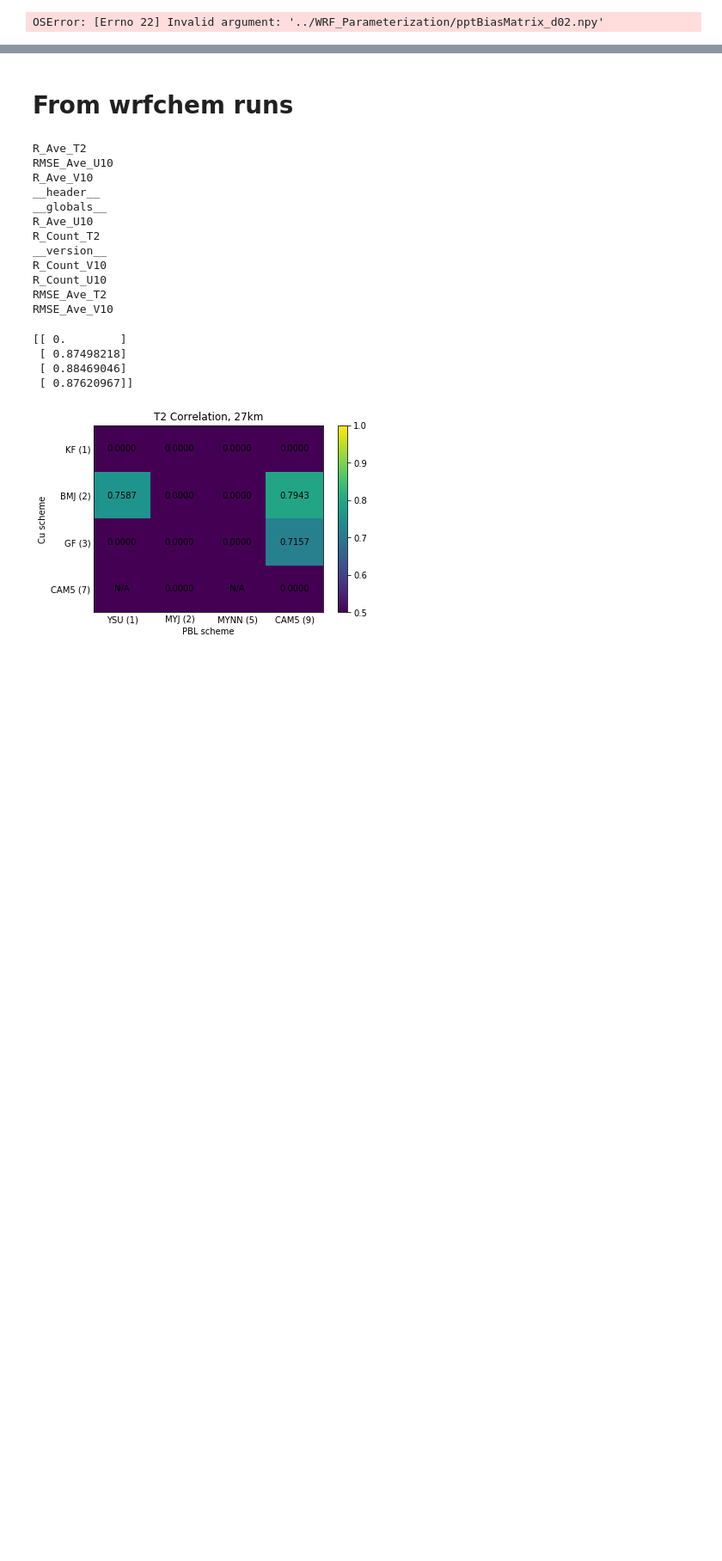
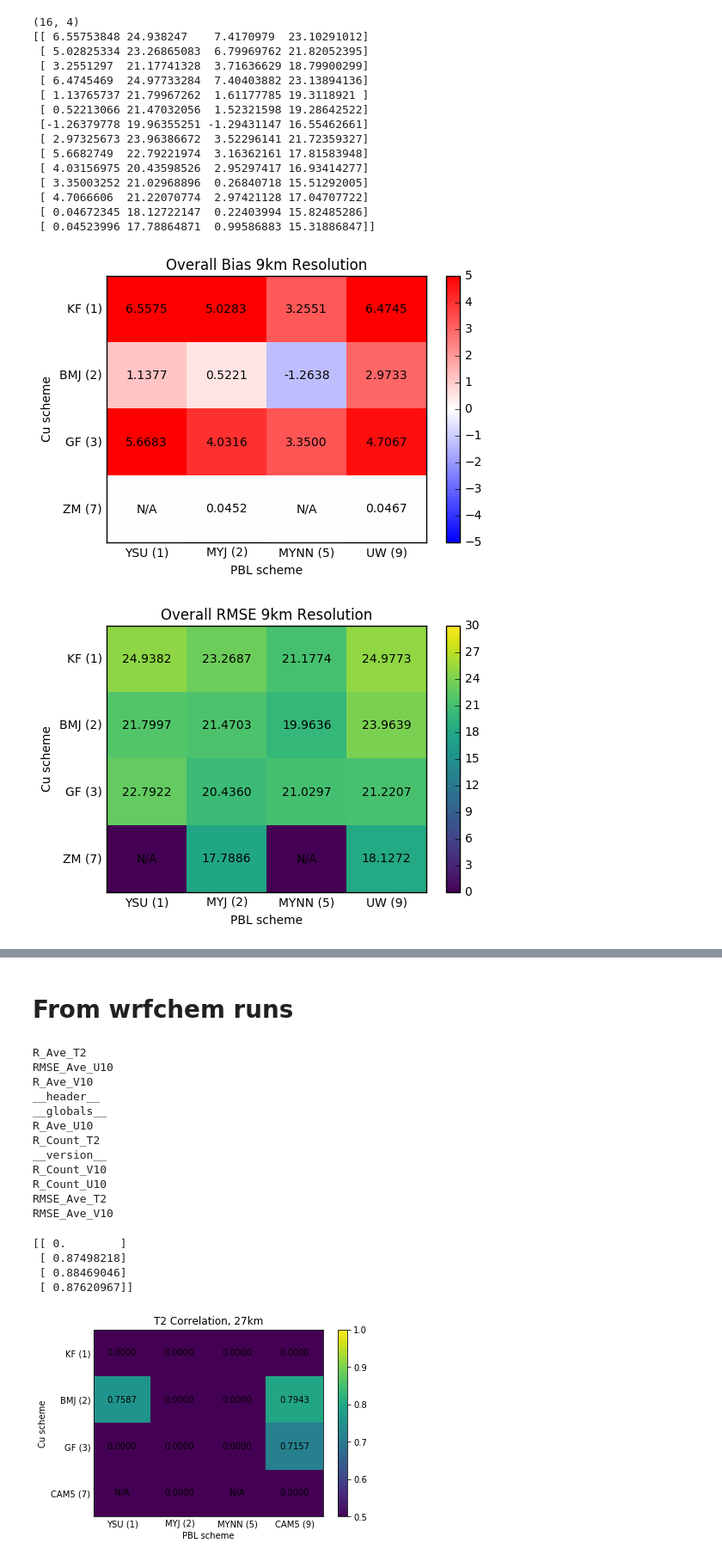
Before and after one commit to nickyeolk/thesisScripts, a Jupyter notebook: biasComparisonWithUVT.ipynb, the cells around one changed output, grey strips where cells are left out. Shown: that part at 86% size. Cells and saved outputs as stored; diff of their text form; code cells hidden in the pictures; blank space fills up the shorter version.

Commit message:
Updated parameterization names to reflect ZM and UW instead of CAM5, removed duplicated script
the script biasComparison is duplicated.

```diff
--- a/biasComparisonWithUVT.ipynb
+++ b/biasComparisonWithUVT.ipynb
@@ -213,11 +213,11 @@ def compareMatrix(allArray):
     ax.tick_params(axis=u'both', which=u'both',length=0)
     ax.xaxis.set_major_formatter(ticker.NullFormatter())
     ax.xaxis.set_minor_locator(ticker.FixedLocator(mx))
-    ax.xaxis.set_minor_formatter(ticker.FixedFormatter(['YSU (1)','MYJ (2)','MYNN (5)','CAM5 (9)']))
+    ax.xaxis.set_minor_formatter(ticker.FixedFormatter(['YSU (1)','MYJ (2)','MYNN (5)','UW (9)']))
     plt.xlabel('PBL scheme')
     ax.yaxis.set_major_formatter(ticker.NullFormatter())
     ax.yaxis.set_minor_locator(ticker.FixedLocator(my))
-    ax.yaxis.set_minor_formatter(ticker.FixedFormatter(['KF (1)','BMJ (2)','GF (3)','CAM5 (7)']))
+    ax.yaxis.set_minor_formatter(ticker.FixedFormatter(['KF (1)','BMJ (2)','GF (3)','ZM (7)']))
     plt.ylabel('Cu scheme')
     plt.colorbar()
     plt.gca().invert_yaxis()
@@ -225,31 +225,47 @@ def compareMatrix(allArray):
 x=y=[0,1,2,3,4]
 mx=my=[0.5,1.5,2.5,3.5]
 labelx=['a','b','c','d']
 
 allArray=np.array(bias[:,0]).reshape(4,4)
 plt.figure(0)
 plt.pcolormesh(y,x,allArray,cmap='bwr',vmin=-5,vmax=5)
 plt.title('Overall Bias 9km Resolution')
 compareMatrix(allArray)
 
 allArray=np.array(bias[:,1]).reshape(4,4)
 plt.figure(1)
 plt.pcolormesh(allArray,cmap='viridis',vmin=0,vmax=30)
 plt.title('Overall RMSE 9km Resolution')
 compareMatrix(allArray)
 
 allArray=np.array(bias[:,2]).reshape(4,4)
 plt.figure(2)
 plt.pcolormesh(allArray,cmap='bwr',vmin=-5,vmax=5)
 plt.title('Land Bias 9km Resolution')
 compareMatrix(allArray)
 
 allArray=np.array(bias[:,3]).reshape(4,4)
 plt.figure(3)
 plt.pcolormesh(allArray,cmap='viridis',vmin=0,vmax=30)
 plt.title('Land RMSE 9km Resolution')
 compareMatrix(allArray)
 
 print(biasA)
 # %% [output]
-OSError: [Errno 22] Invalid argument: '../WRF_Parameterization/pptBiasMatrix_d02.npy'
+(16, 4)
+[[ 6.55753848 24.938247    7.4170979  23.10291012]
+ [ 5.02825334 23.26865083  6.79969762 21.82052395]
+ [ 3.2551297  21.17741328  3.71636629 18.79900299]
+ [ 6.4745469  24.97733284  7.40403882 23.13894136]
+ [ 1.13765737 21.79967262  1.61177785 19.3118921 ]
+ [ 0.52213066 21.47032056  1.52321598 19.28642522]
+ [-1.26379778 19.96355251 -1.29431147 16.55462661]
+ [ 2.97325673 23.96386672  3.52296141 21.72359327]
+ [ 5.6682749  22.79221974  3.16362161 17.81583948]
+ [ 4.03156975 20.43598526  2.95297417 16.93414277]
+ [ 3.35003252 21.02968896  0.26840718 15.51292005]
+ [ 4.7066606  21.22070774  2.97421128 17.04707722]
+ [ 0.04672345 18.12722147  0.22403994 15.82485286]
+ [ 0.04523996 17.78864871  0.99586883 15.31886847]]
+[figure, added]
+[figure, added]
```
Also changed, not shown: parts of 5 cells of this notebook, 2 other files.
